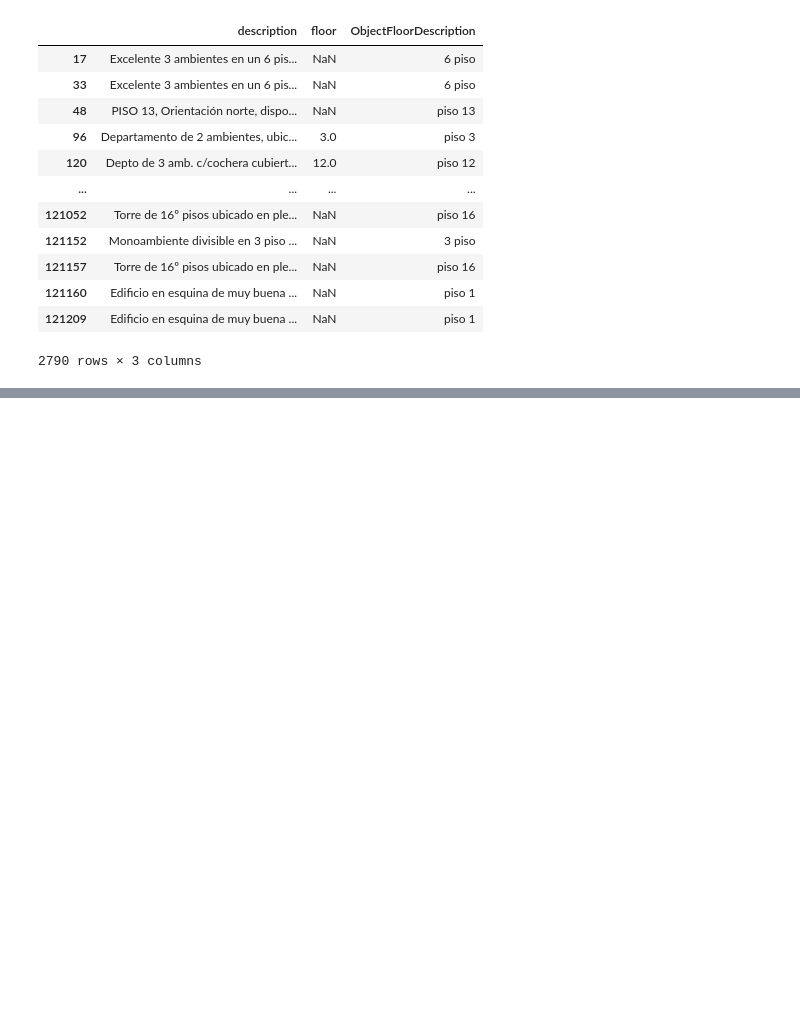
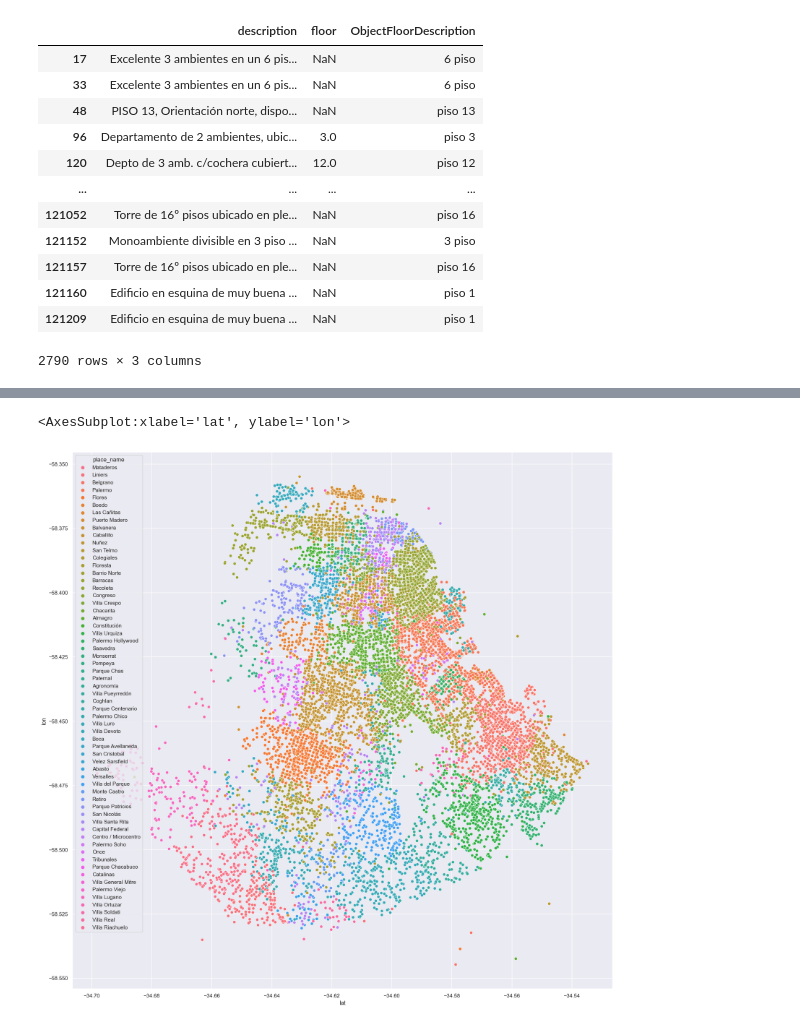
Before and after one commit to JoaquinC-1/TP_DH, a Jupyter notebook: TP_properati.ipynb, the cells around one changed output, grey strips where cells are left out. Drawn from its saved outputs; the diff is of its cells as text; code cells hidden in the pictures; blank space fills up the shorter version.

```diff
--- a/TP_properati.ipynb
+++ b/TP_properati.ipynb
@@ -697,0 +734,5 @@ data_lat_lon_correlation
+# %%
+# Crear columna geometry con lat y lon
+
+geometria = gpd.points_from_xy(data.lon, data.lat)
+geo_arg = gpd.GeoDataFrame(data, geometry=geometria)
@@ -697,0 +741,3 @@ data_lat_lon_correlation
+# %%
+geo_arg = geo_arg.loc[:, ["lat", "lon", "geometry", "region_name", "place_name"]].dropna()
+geo_arg
@@ -697,0 +758,7 @@ data_lat_lon_correlation
+# %%
+# Creo una variabl
+geo_arg_ba = geo_arg[geo_arg["region_name"] == "caba"]
+# %%
+mask_max = geo_arg_ba["lat"] > (-35	)
+geo_arg_ba = geo_arg_ba.loc[mask_max]
+geo_arg_ba
@@ -697,0 +779,6 @@ data_lat_lon_correlation
+# %%
+sns.set(rc={"figure.figsize":(20, 20)})
+sns.scatterplot(data=geo_arg_ba, x="lat", y="lon", hue="place_name")
+# %% [output]
+<AxesSubplot:xlabel='lat', ylabel='lon'>
+[figure, added]
```
Also changed, not shown: parts of 23 cells of this notebook.
